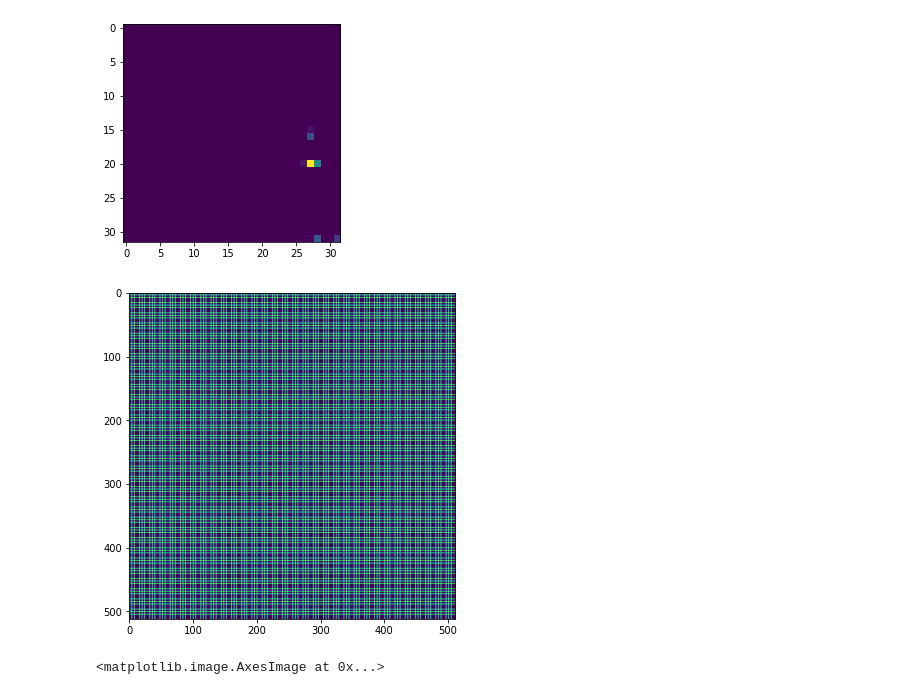
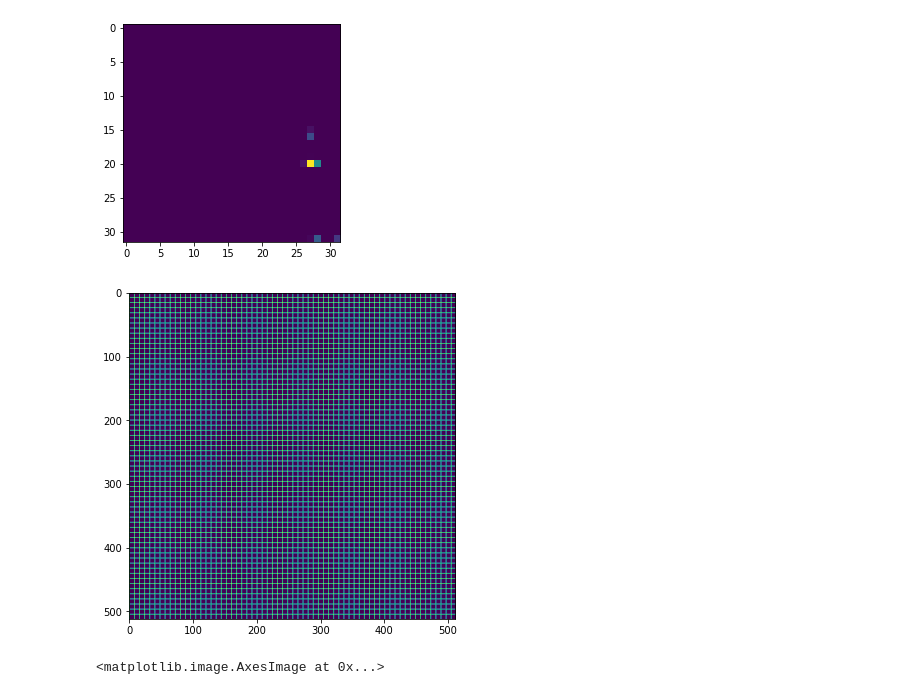
Before and after one commit to yaroslavtsepkov/DL_COURSE, a Jupyter notebook: faster-rcnn.ipynb, the cells around one changed output. Cells and saved outputs as stored; diff of their text form; code cells hidden in the pictures.

```diff
--- a/faster-rcnn.ipynb
+++ b/faster-rcnn.ipynb
@@ -64,8 +64,8 @@ class LabeledImage:
         centersX = np.arange(0, IMSIZE, GRID_CELL_SIZE)
         centersY = np.arange(0, IMSIZE, GRID_CELL_SIZE)
         anchors = []
-        for centerX in centersX:
-            for centerY in centersY:
+        for centerY in centersY:
+            for centerX in centersX:
                 for ratio in ratios:
                     for scale in scales:
                         h = GRID_CELL_SIZE * scale * ratio
@@ -75,13 +75,13 @@ class LabeledImage:
                         anchors.append([centerX, centerY, w, h])
         return np.array(anchors)
 
-    def generateIousVersusBbox(self, anchors)->np.array:
-        anchorsAmount, gtBoxAmount = anchors.shape[0], len(self.bboxes)
-        ious = np.zeros([anchorsAmount, gtBoxAmount])
-        for i in range(anchorsAmount):
-            anchor = anchors[i]
+    def generateIousVersusBbox(self, rois)->np.array:
+        roisAmount, gtBoxAmount = rois.shape[0], len(self.bboxes)
+        ious = np.zeros([roisAmount, gtBoxAmount])
+        for i in range(roisAmount):
+            roi = rois[i]
             for j in range(gtBoxAmount):
-                iou = bb_intersection_over_union(anchor, self.bboxes[j])
+                iou = bb_intersection_over_union(roi, self.bboxes[j])
                 ious[i, j] = iou
         return ious
 
@@ -180,26 +184,24 @@ plt.imshow(result.detach().numpy()[0][100])
 # %%
 GRID_CELL_SIZE = 16
 
 ratios = (0.5, 1, 2)
-scales = (0.5, 1, 4, 8, 16)
+scales = (1, 4, 8, 16)
 
-def visualizeAnchor(anchoredImage, firstAnchorIdx, secondAnchorIdx):
+def visualizeAnchors(anchors):
     drawImg = np.zeros([512, 512])
-    for i, anchor in enumerate(anchoredImage):
-            if i >= firstAnchorIdx and i < secondAnchorIdx:
-                x, y = int(anchor[0]), int(anchor[1])
-                w, h = int(anchor[2]), int(anchor[3])
-                x, y = max(0, x), max(0, y)
-                h, w = min(h, IMSIZE), min(w, IMSIZE)
-                cv.rectangle(drawImg, [x, y], [x + w, y + h], [255, 255, 255], 1)
+    for i, anchor in enumerate(anchors):
+        x, y = int(anchor[0]), int(anchor[1])
+        w, h = int(anchor[2]), int(anchor[3])
+        x, y = max(0, x), max(0, y)
+        h, w = min(h, IMSIZE), min(w, IMSIZE)
+        cv.rectangle(drawImg, [x, y], [x + w, y + h], [255, 255, 255], 1)
 
     plt.figure(figsize=[6,6])
     plt.imshow(drawImg)
 
-
-visualizeAnchor(randomLabeledImage.generateValidAnchors())
+visualizeAnchors(randomLabeledImage.generateValidAnchors())
 # %% [output]
-[figure, old version]
+[figure, new version]
 # %%
 def bb_intersection_over_union(boxA, boxB):
     # determine the (x, y)-coordinates of the intersection rectangle
```
Also changed, not shown: parts of 7 cells of this notebook.
